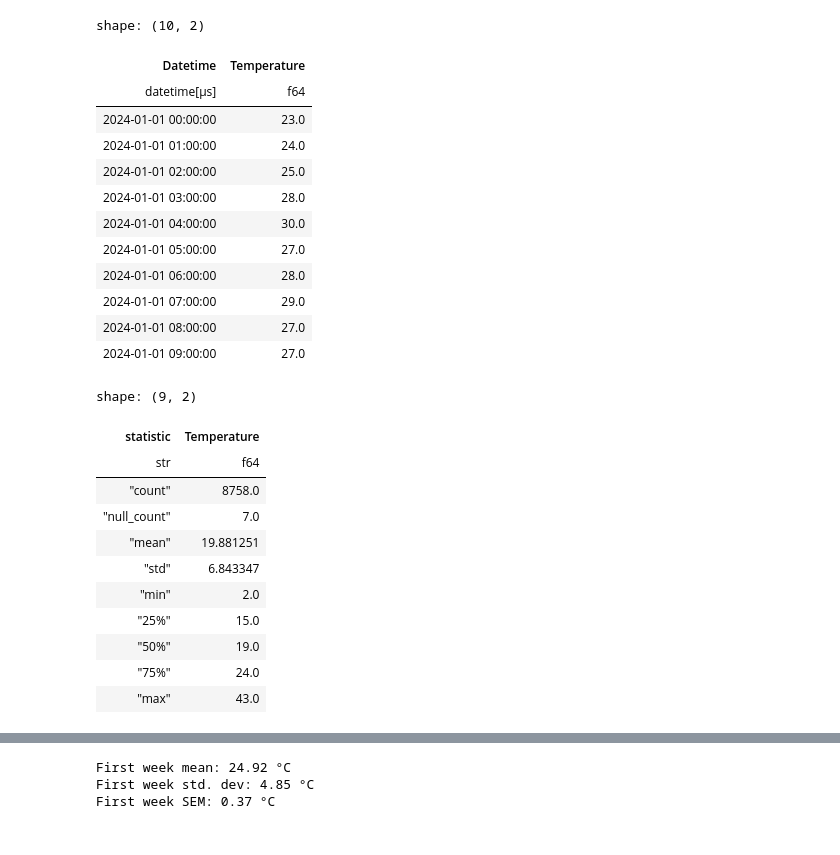
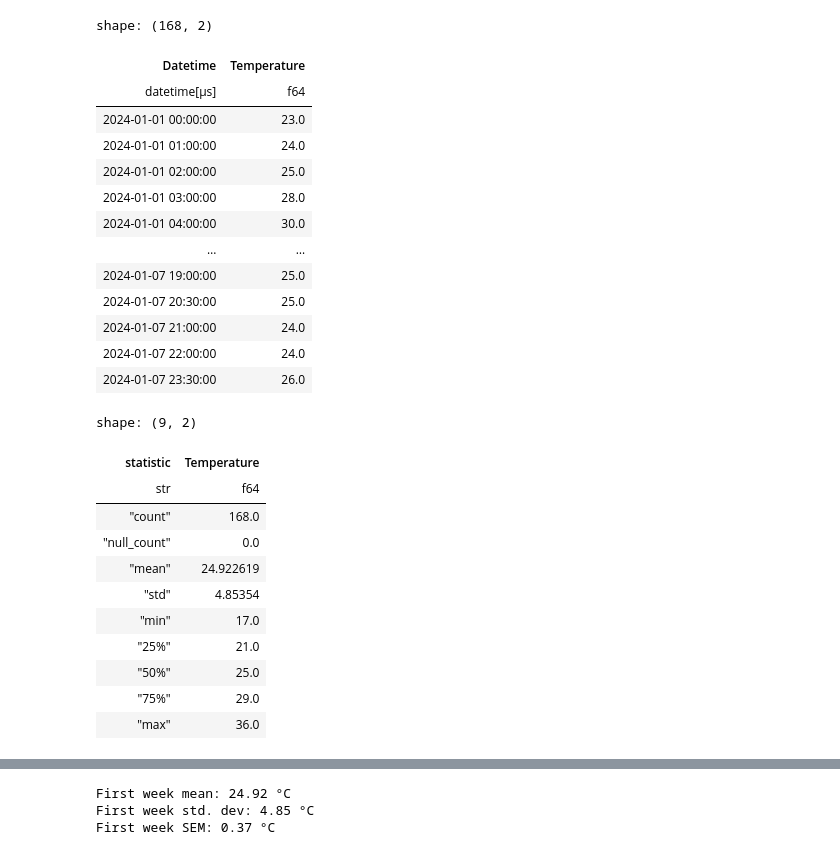
Before and after one commit to charles-turner-1/casanz-statistics, a Jupyter notebook: perth_airport.ipynb, the cells around one changed output, grey strips where cells are left out. Cells and saved outputs as stored; diff of their text form; code cells hidden in the pictures.

```diff
--- a/perth_airport.ipynb
+++ b/perth_airport.ipynb
@@ -1,46 +1,47 @@
 # %%
 """
 Data source:
 https://mesonet.agron.iastate.edu/request/download.phtml?network=AU__ASOS
 Hourly temperature data from Perth Airport for 2024.
 """
 import polars as pl
 
 first_week = pl.read_csv("YPPH.csv", try_parse_dates=True).with_columns(
     pl.col("valid").alias("Datetime"), pl.col("tmpc").alias("Temperature")
-).select("Datetime", "Temperature")
+).select("Datetime", "Temperature").head(24*7)
 
 
-first_week.head(10)
+first_week
 # %% [output]
-shape: (10, 2)
+shape: (168, 2)
 | Datetime | Temperature |
 | datetime[μs] | f64 |
 | 2024-01-01 00:00:00 | 23.0 |
 | 2024-01-01 01:00:00 | 24.0 |
 | 2024-01-01 02:00:00 | 25.0 |
 | 2024-01-01 03:00:00 | 28.0 |
 | 2024-01-01 04:00:00 | 30.0 |
-| 2024-01-01 05:00:00 | 27.0 |
-| 2024-01-01 06:00:00 | 28.0 |
-| 2024-01-01 07:00:00 | 29.0 |
-| 2024-01-01 08:00:00 | 27.0 |
-| 2024-01-01 09:00:00 | 27.0 |
+| … | … |
+| 2024-01-07 19:00:00 | 25.0 |
+| 2024-01-07 20:30:00 | 25.0 |
+| 2024-01-07 21:00:00 | 24.0 |
+| 2024-01-07 22:00:00 | 24.0 |
+| 2024-01-07 23:30:00 | 26.0 |
 # %%
 first_week.select("Temperature").describe()
 # %% [output]
 shape: (9, 2)
 | statistic | Temperature |
 | str | f64 |
-| "count" | 8758.0 |
-| "null_count" | 7.0 |
-| "mean" | 19.881251 |
-| "std" | 6.843347 |
-| "min" | 2.0 |
-| "25%" | 15.0 |
-| "50%" | 19.0 |
-| "75%" | 24.0 |
-| "max" | 43.0 |
+| "count" | 168.0 |
+| "null_count" | 0.0 |
+| "mean" | 24.922619 |
+| "std" | 4.85354 |
+| "min" | 17.0 |
+| "25%" | 21.0 |
+| "50%" | 25.0 |
+| "75%" | 29.0 |
+| "max" | 36.0 |
 # %%
 import altair as alt
 first_week.head(24*7).plot.line("Datetime", "Temperature").encode(
```
Also changed, not shown: 2 other files.
